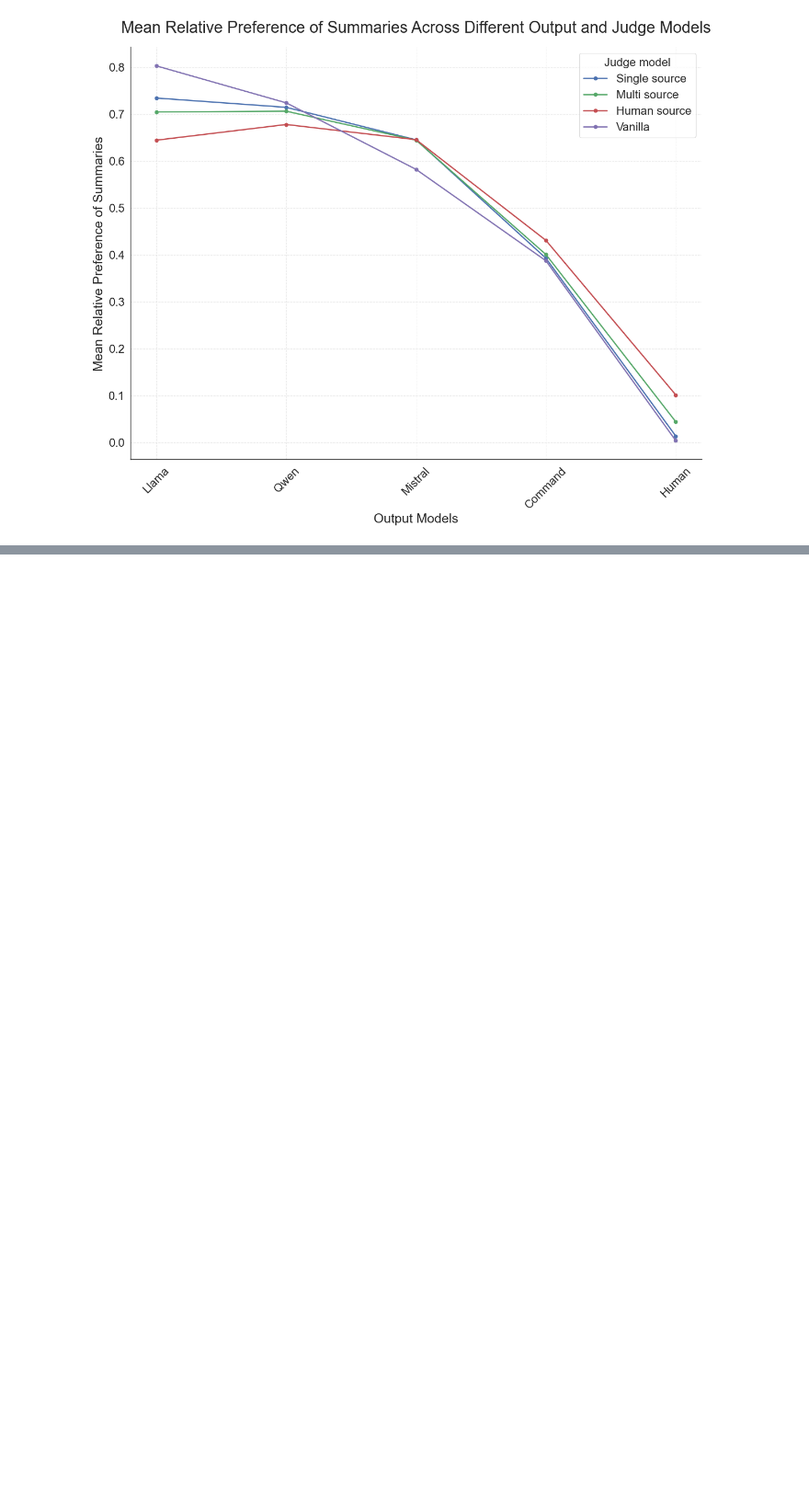
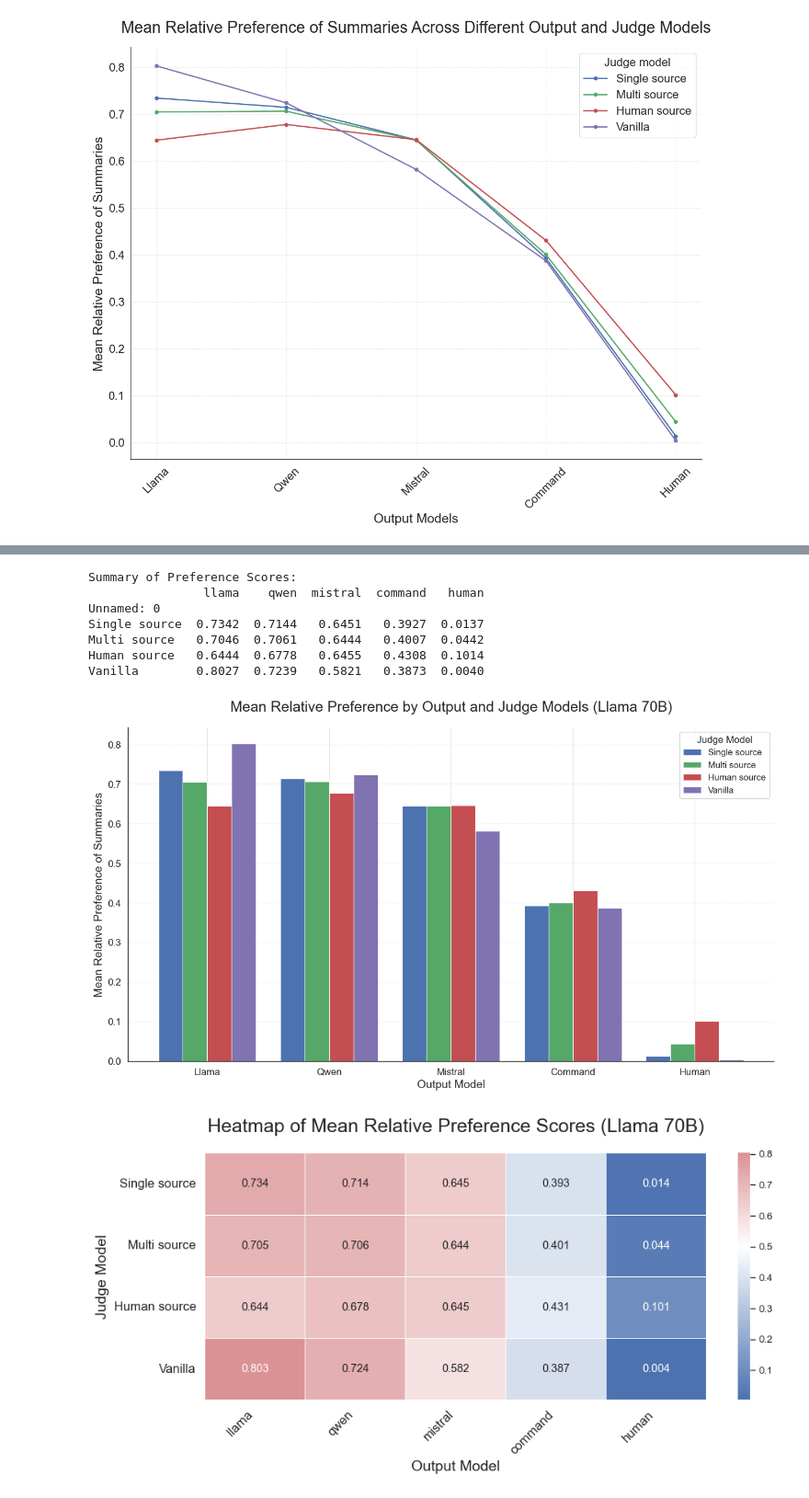
Before and after one commit to maxschaffelder/synthetic_data_diversity, a Jupyter notebook: exp_3/pairwise_rankings/analysis.ipynb, the cells around one changed output, grey strips where cells are left out. Shown at 92% size. Saved outputs shown, nothing was run; the diff lists cells and outputs as text; code cells hidden in the pictures; blank space fills up the shorter version.

```diff
--- a/exp_3/pairwise_rankings/analysis.ipynb
+++ b/exp_3/pairwise_rankings/analysis.ipynb
@@ -650,0 +821,68 @@ plt.show()
+# %%
+summary_df = pd.read_csv("/Users/maxschaffelder/Desktop/Thesis/data/exp_3/pairwise/medium/llama_70b_preference_scores_averaged.csv")
+summary_df.set_index('Unnamed: 0', inplace=True)
+
+column_order = ['llama', 'qwen', 'mistral', 'command', 'human']
+summary_df = summary_df[column_order]
+
+
+print("Summary of Preference Scores:")
+print(summary_df)
+
+
+# --- Visualization 1: Grouped Bar Chart ---
+# This plot is ideal for direct comparisons.
+
+# We need to transpose the DataFrame for easier plotting with pandas .plot()
+plot_df = summary_df.T
+plot_df.index = plot_df.index.str.capitalize()
+
+plot_df.plot(kind='bar',
+             stacked=False,
+             figsize=(12, 7),
+             width=0.8)
+
+plt.ylabel('Mean Relative Preference of Summaries', fontsize=14)
+plt.xlabel('Output Model', fontsize=14)
+plt.title('Mean Relative Preference by Output and Judge Models (Llama 70B)', fontsize=18, pad=20)
+plt.xticks(rotation=0, fontsize=12)
+plt.yticks(fontsize=12)
+plt.legend(title='Judge Model', fontsize=11, title_fontsize=12)
+plt.grid(axis='y', linestyle='--', alpha=0.7)
+plt.tight_layout()
+plt.savefig('/Users/maxschaffelder/Desktop/Thesis/plots/exp_3/bar_pairwise_medium_averaged.png')
+plt.show()
+
+
+# --- Visualization 2: Heatmap ---
+
+colors = ["#4C72B0", "white", "#C44E52"]  # Blue -> White -> Red
+custom_cmap = sns.blend_palette(colors, as_cmap=True)
+
+
+plt.figure(figsize=(10, 5))
+sns.heatmap(summary_df,
+            annot=True,          # Display the data values on the heatmap
+            fmt=".3f",           # Format the values to 3 decimal places
+            cmap=custom_cmap,    # Apply our new high-contrast colormap
+            linewidths=.5,       # Add thin lines to separate cells
+            center=summary_df.values.mean()) # Center the colormap on the mean value
+
+plt.title('Heatmap of Mean Relative Preference Scores (Llama 70B)', fontsize=18, pad=20)
+plt.xlabel('Output Model', fontsize=14)
+plt.ylabel('Judge Model', fontsize=14)
+plt.xticks(rotation=45, ha='right', fontsize=12)
+plt.yticks(rotation=0, fontsize=12)
+plt.tight_layout()
+plt.savefig('/Users/maxschaffelder/Desktop/Thesis/plots/exp_3/heatmap_pairwise_medium_averaged.png')
+plt.show()
+# %% [output]
+Summary of Preference Scores:
+                llama    qwen  mistral  command   human
+Unnamed: 0
+Single source  0.7342  0.7144   0.6451   0.3927  0.0137
+Multi source   0.7046  0.7061   0.6444   0.4007  0.0442
+Human source   0.6444  0.6778   0.6455   0.4308  0.1014
+Vanilla        0.8027  0.7239   0.5821   0.3873  0.0040
+[figure, added]
+[figure, added]
```
Also changed, not shown: parts of 14 cells of this notebook.
